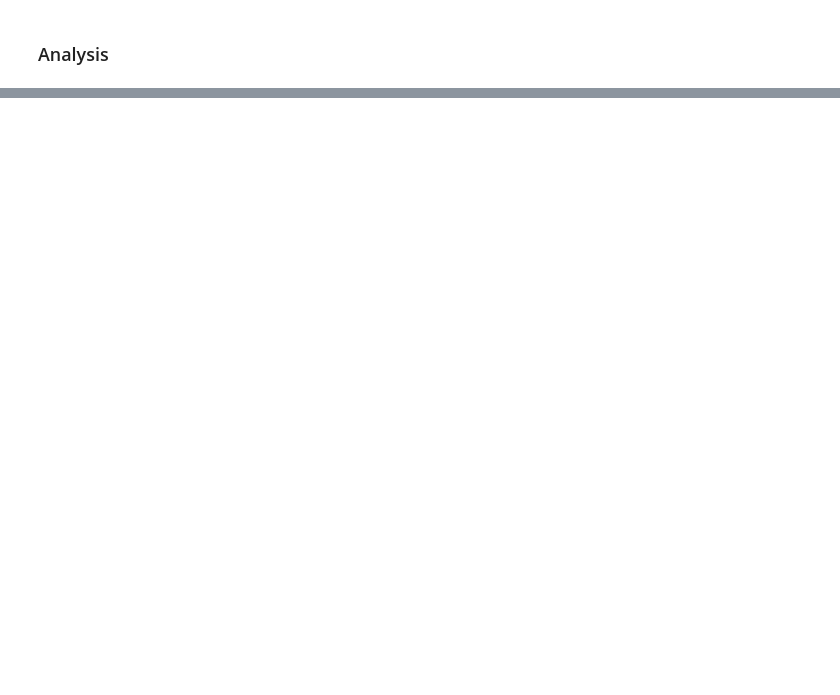
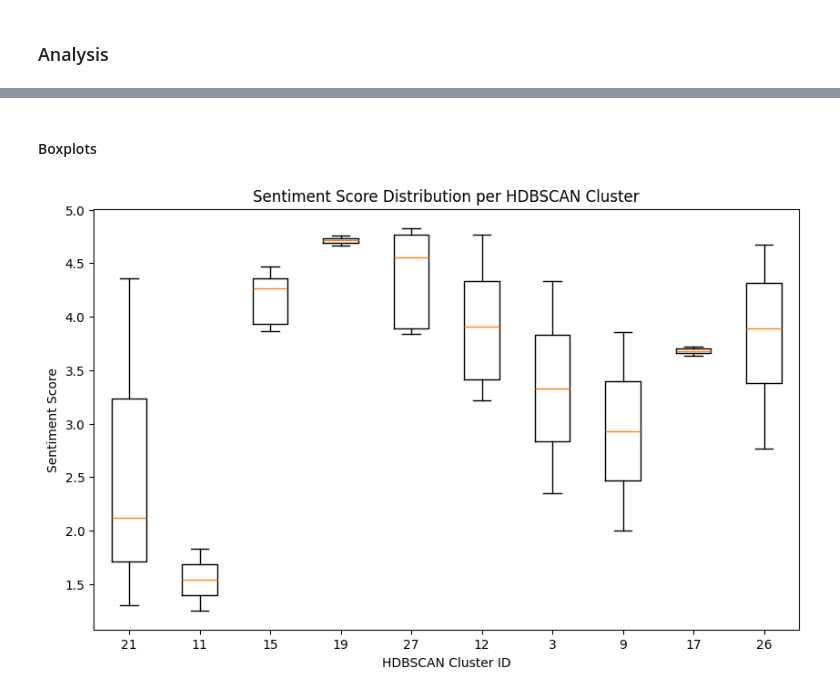
Before and after one commit to tanjapock/AmazonReview, a Jupyter notebook: book_reviews.ipynb, the cells around one changed output, grey strips where cells are left out. Drawn from its saved outputs; the diff is of its cells as text; code cells hidden in the pictures; blank space fills up the shorter version.

```diff
--- a/book_reviews.ipynb
+++ b/book_reviews.ipynb
@@ -798,0 +989,23 @@ plt.close()
+# %% [markdown]
+#### Boxplots
+# %%
+# Get unique cluster IDs
+clusters = df_clean['cluster_dbscan'].unique()
+
+# Randomly pick 10 clusters
+# set seed for reproducibility
+np.random.seed(42)
+random_clusters = np.random.choice(clusters, size=10, replace=False)
+
+# Prepare data for boxplot
+boxplot_data = [df_clean[df_clean['cluster_dbscan'] == c]['sentiment_score'] for c in random_clusters]
+
+# Plot
+plt.figure(figsize=(10,6))
+plt.boxplot(boxplot_data, labels=random_clusters)
+plt.xlabel('HDBSCAN Cluster ID')
+plt.ylabel('Sentiment Score')
+plt.title('Sentiment Score Distribution per HDBSCAN Cluster')
+plt.show()
+# %% [output]
+[figure, added]
```
Also changed, not shown: parts of 31 cells of this notebook, 18 other files.
